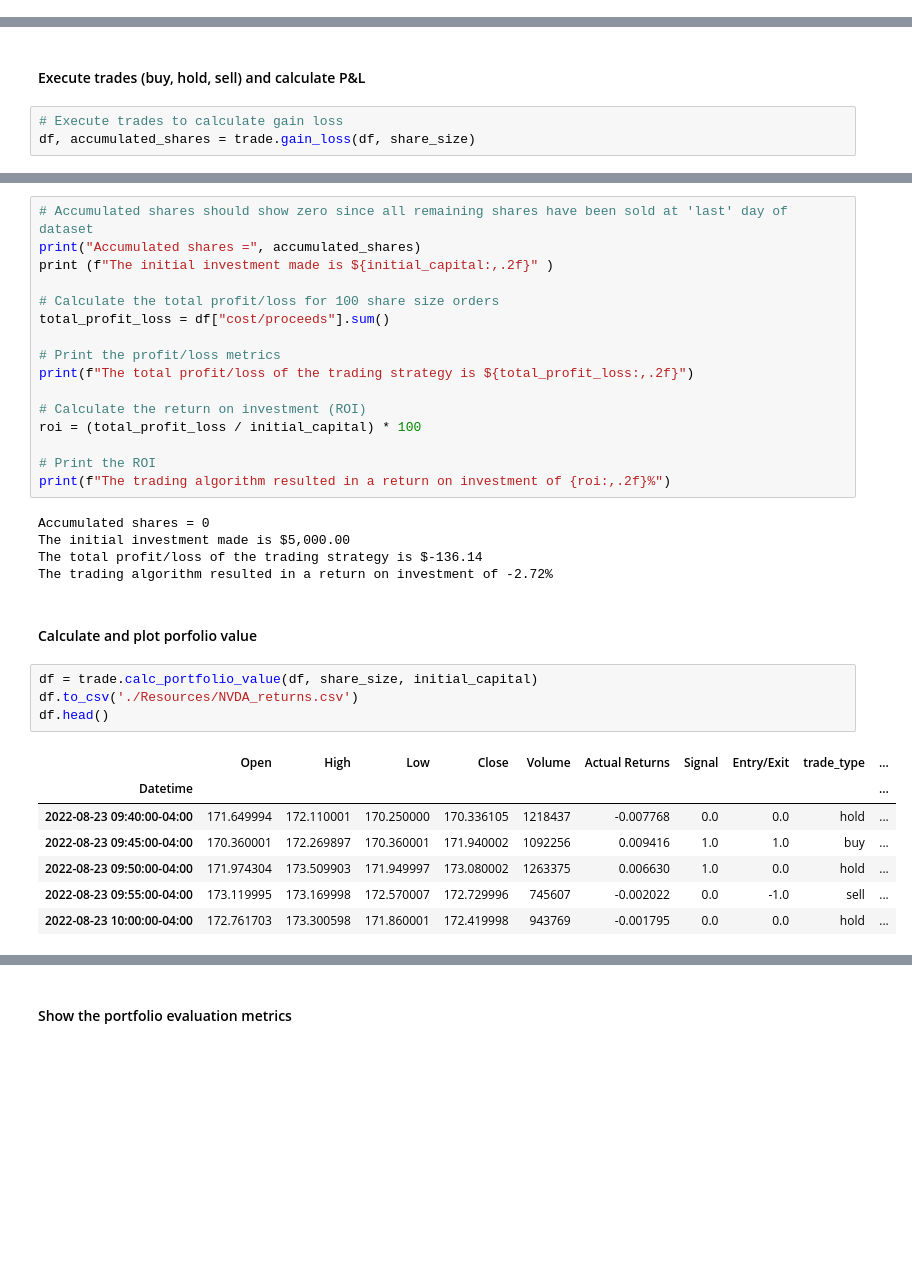
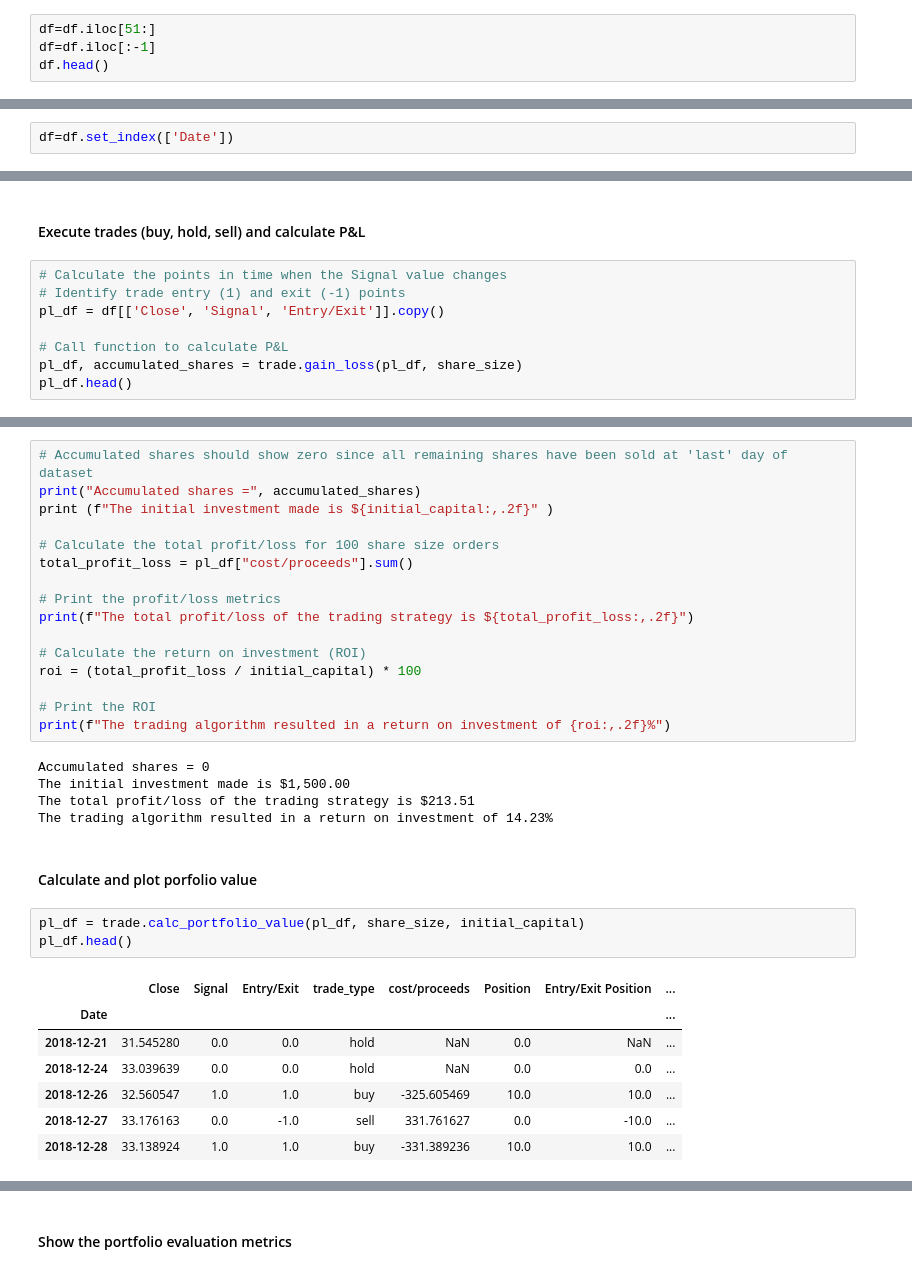
Before and after one commit to jamestan8292/Trading_Bot, a Jupyter notebook: main_ml_XGB_NVDA_daily.ipynb, the cells around one changed output, grey strips where cells are left out. Saved outputs shown, nothing was run; the diff lists cells and outputs as text; blank space fills up the shorter version.

```diff
--- a/main_ml_XGB_5mins_OHLCV.ipynb
+++ b/main_ml_XGB_NVDA_daily.ipynb
@@ -112,0 +161,4 @@ df.head()
+# %%
+df=df.iloc[51:]
+df=df.iloc[:-1]
+df.head()
@@ -112,0 +173,2 @@ df.head()
+# %%
+df=df.set_index(['Date'])
@@ -162,6 +240,11 @@ entry_exit_plot.opts(
 ## Backtest trading strategy without Machine Learning
 # %% [markdown]
 #### Execute trades (buy, hold, sell) and calculate P&L
-# %%
-# Execute trades to calculate gain loss
-df, accumulated_shares = trade.gain_loss(df, share_size)
+# %%
+# Calculate the points in time when the Signal value changes
+# Identify trade entry (1) and exit (-1) points
+pl_df = df[['Close', 'Signal', 'Entry/Exit']].copy()
+
+# Call function to calculate P&L
+pl_df, accumulated_shares = trade.gain_loss(pl_df, share_size)
+pl_df.head()
@@ -171,7 +262,7 @@ print("Accumulated shares =", accumulated_shares)
 print (f"The initial investment made is ${initial_capital:,.2f}" )
 
 # Calculate the total profit/loss for 100 share size orders
-total_profit_loss = df["cost/proceeds"].sum()
+total_profit_loss = pl_df["cost/proceeds"].sum()
 
 # Print the profit/loss metrics
 print(f"The total profit/loss of the trading strategy is ${total_profit_loss:,.2f}")
@@ -183,22 +274,21 @@ roi = (total_profit_loss / initial_capital) * 100
 print(f"The trading algorithm resulted in a return on investment of {roi:,.2f}%")
 # %% [output]
 Accumulated shares = 0
-The initial investment made is $5,000.00
-The total profit/loss of the trading strategy is $-136.14
-The trading algorithm resulted in a return on investment of -2.72%
+The initial investment made is $1,500.00
+The total profit/loss of the trading strategy is $213.51
+The trading algorithm resulted in a return on investment of 14.23%
 # %% [markdown]
 #### Calculate and plot porfolio value
 # %%
-df = trade.calc_portfolio_value(df, share_size, initial_capital)
-df.to_csv('./Resources/NVDA_returns.csv')
-df.head()
+pl_df = trade.calc_portfolio_value(pl_df, share_size, initial_capital)
+pl_df.head()
 # %% [output]
-|  | Open | High | Low | Close | Volume | Actual Returns | Signal | Entry/Exit | trade_type | ... |
-| Datetime |  |  |  |  |  |  |  |  |  | ... |
-| 2022-08-23 09:40:00-04:00 | 171.649994 | 172.110001 | 170.250000 | 170.336105 | 1218437 | -0.007768 | 0.0 | 0.0 | hold | ... |
-| 2022-08-23 09:45:00-04:00 | 170.360001 | 172.269897 | 170.360001 | 171.940002 | 1092256 | 0.009416 | 1.0 | 1.0 | buy | ... |
-| 2022-08-23 09:50:00-04:00 | 171.974304 | 173.509903 | 171.949997 | 173.080002 | 1263375 | 0.006630 | 1.0 | 0.0 | hold | ... |
-| 2022-08-23 09:55:00-04:00 | 173.119995 | 173.169998 | 172.570007 | 172.729996 | 745607 | -0.002022 | 0.0 | -1.0 | sell | ... |
-| 2022-08-23 10:00:00-04:00 | 172.761703 | 173.300598 | 171.860001 | 172.419998 | 943769 | -0.001795 | 0.0 | 0.0 | hold | ... |
+|  | Close | Signal | Entry/Exit | trade_type | cost/proceeds | Position | Entry/Exit Position | ... |
+| Date |  |  |  |  |  |  |  | ... |
+| 2018-12-21 | 31.545280 | 0.0 | 0.0 | hold | NaN | 0.0 | NaN | ... |
+| 2018-12-24 | 33.039639 | 0.0 | 0.0 | hold | NaN | 0.0 | 0.0 | ... |
+| 2018-12-26 | 32.560547 | 1.0 | 1.0 | buy | -325.605469 | 10.0 | 10.0 | ... |
+| 2018-12-27 | 33.176163 | 0.0 | -1.0 | sell | 331.761627 | 0.0 | -10.0 | ... |
+| 2018-12-28 | 33.138924 | 1.0 | 1.0 | buy | -331.389236 | 10.0 | 10.0 | ... |
 # %%
 # Visualize exit positions relative to total portfolio value
```
Also changed, not shown: parts of 51 cells of this notebook, 7 other files.
